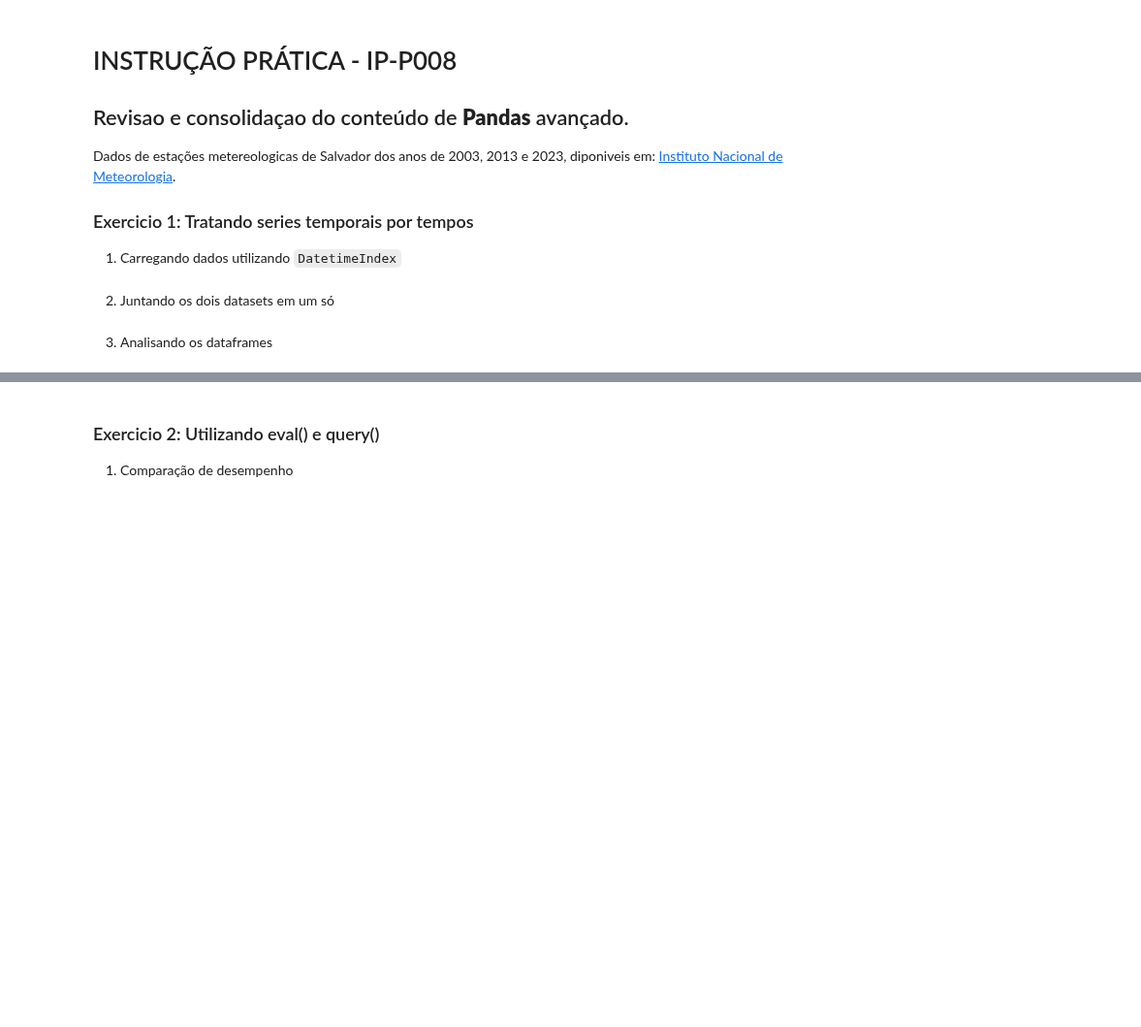
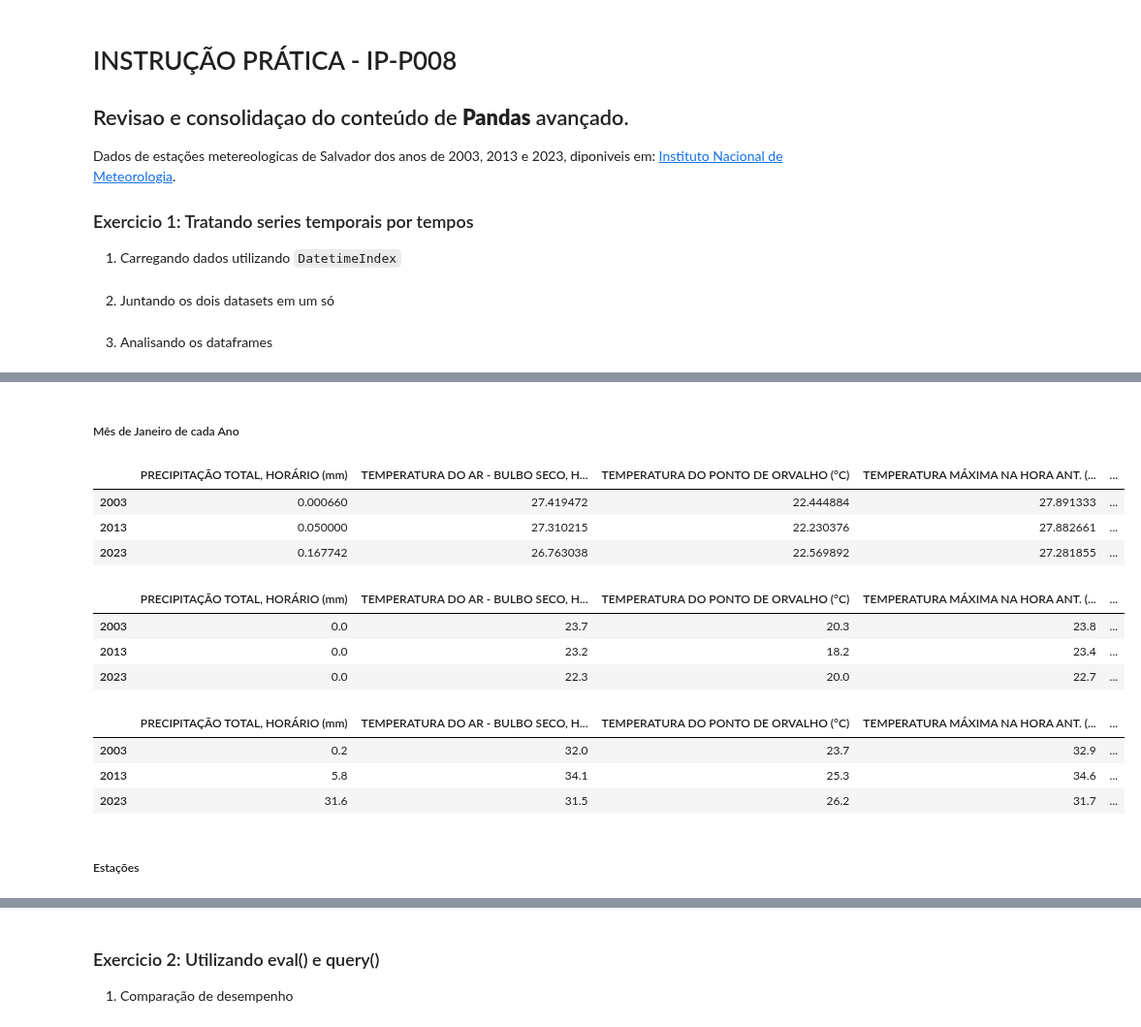
Before and after one commit to everaldina/Trilha_Python, a Jupyter notebook: PI-008.ipynb, the cells around one changed output, grey strips where cells are left out. Shown at 97% size. Drawn from its saved outputs; the diff is of its cells as text; code cells hidden in the pictures; blank space fills up the shorter version.

```diff
--- a/PI-008.ipynb
+++ b/PI-008.ipynb
@@ -35,0 +62,30 @@ estacao_ssa = pd.concat([estacao_ssa_2003, estacao_ssa_2013, estacao_ssa_2023])
+# %% [markdown]
+##### Mês de Janeiro de cada Ano
+# %%
+# Média
+dados_janeiro = estacao_ssa[estacao_ssa.index.month == 1]
+
+dados_janeiro.groupby(dados_janeiro.index.year).mean()
+# %% [output]
+|  | PRECIPITAÇÃO TOTAL, HORÁRIO (mm) | TEMPERATURA DO AR - BULBO SECO, H... | TEMPERATURA DO PONTO DE ORVALHO (°C) | TEMPERATURA MÁXIMA NA HORA ANT. (... | ... |
+| 2003 | 0.000660 | 27.419472 | 22.444884 | 27.891333 | ... |
+| 2013 | 0.050000 | 27.310215 | 22.230376 | 27.882661 | ... |
+| 2023 | 0.167742 | 26.763038 | 22.569892 | 27.281855 | ... |
+# %%
+# Mínimo
+dados_janeiro.groupby(dados_janeiro.index.year).min()
+# %% [output]
+|  | PRECIPITAÇÃO TOTAL, HORÁRIO (mm) | TEMPERATURA DO AR - BULBO SECO, H... | TEMPERATURA DO PONTO DE ORVALHO (°C) | TEMPERATURA MÁXIMA NA HORA ANT. (... | ... |
+| 2003 | 0.0 | 23.7 | 20.3 | 23.8 | ... |
+| 2013 | 0.0 | 23.2 | 18.2 | 23.4 | ... |
+| 2023 | 0.0 | 22.3 | 20.0 | 22.7 | ... |
+# %%
+# Máximo
+dados_janeiro.groupby(dados_janeiro.index.year).max()
+# %% [output]
+|  | PRECIPITAÇÃO TOTAL, HORÁRIO (mm) | TEMPERATURA DO AR - BULBO SECO, H... | TEMPERATURA DO PONTO DE ORVALHO (°C) | TEMPERATURA MÁXIMA NA HORA ANT. (... | ... |
+| 2003 | 0.2 | 32.0 | 23.7 | 32.9 | ... |
+| 2013 | 5.8 | 34.1 | 25.3 | 34.6 | ... |
+| 2023 | 31.6 | 31.5 | 26.2 | 31.7 | ... |
+# %% [markdown]
+##### Estações
```
Also changed, not shown: parts of 14 cells of this notebook.
